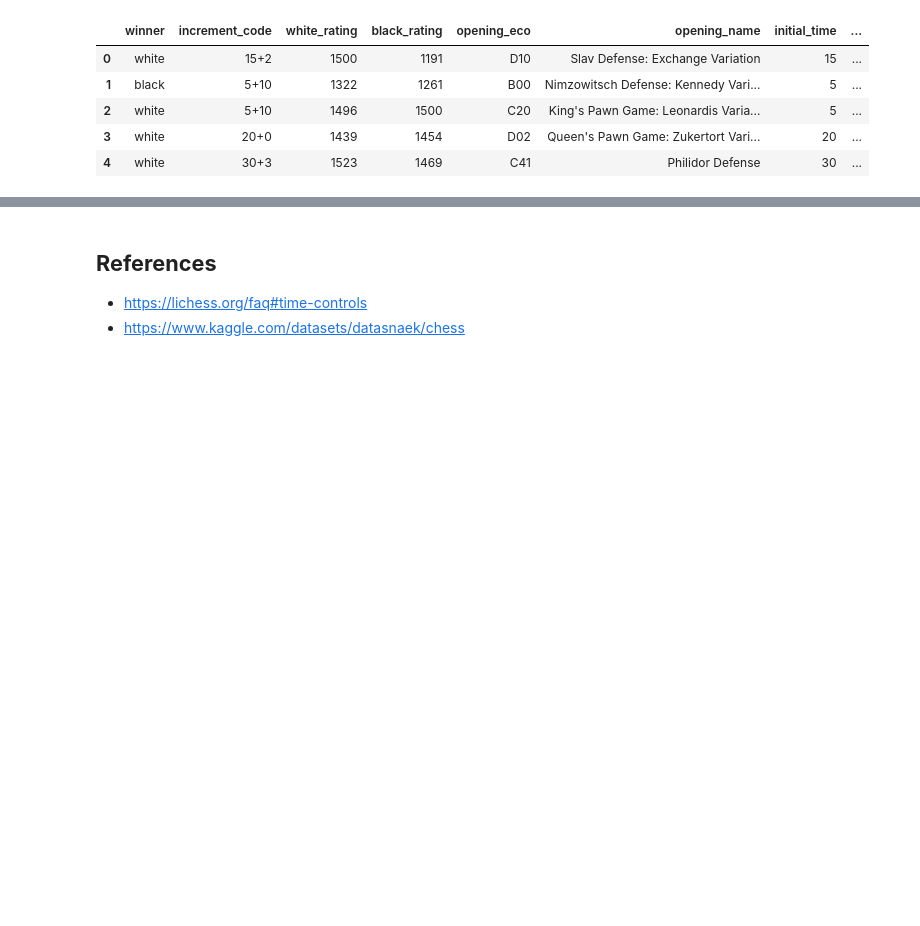
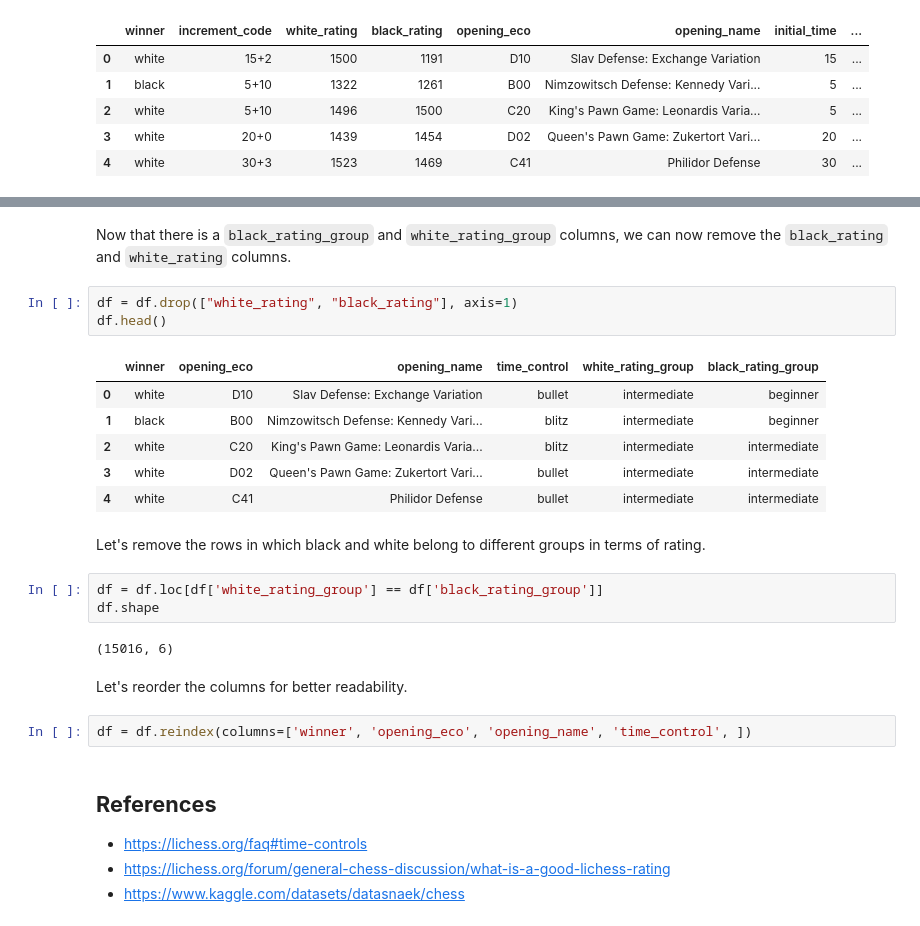
Before and after one commit to HappyPetDog/chess-opening-repertoire, a Jupyter notebook: chess-opening.ipynb, the cells around one changed output, grey strips where cells are left out. Saved outputs shown, nothing was run; the diff lists cells and outputs as text; blank space fills up the shorter version.

```diff
--- a/chess-opening.ipynb
+++ b/chess-opening.ipynb
@@ -125,4 +171,28 @@ df.head()
+# %% [markdown]
+Now that there is a `black_rating_group` and `white_rating_group` columns, we can now remove the `black_rating` and `white_rating` columns.
+# %%
+df = df.drop(["white_rating", "black_rating"], axis=1)
+df.head()
+# %% [output]
+|  | winner | opening_eco | opening_name | time_control | white_rating_group | black_rating_group |
+| 0 | white | D10 | Slav Defense: Exchange Variation | bullet | intermediate | beginner |
+| 1 | black | B00 | Nimzowitsch Defense: Kennedy Vari... | blitz | intermediate | beginner |
+| 2 | white | C20 | King's Pawn Game: Leonardis Varia... | blitz | intermediate | intermediate |
+| 3 | white | D02 | Queen's Pawn Game: Zukertort Vari... | bullet | intermediate | intermediate |
+| 4 | white | C41 | Philidor Defense | bullet | intermediate | intermediate |
+# %% [markdown]
+Let's remove the rows in which black and white belong to different groups in terms of rating.
+# %%
+df = df.loc[df['white_rating_group'] == df['black_rating_group']]
+df.shape
+# %% [output]
+(15016, 6)
+# %% [markdown]
+Let's reorder the columns for better readability.
+# %%
+df = df.reindex(columns=['winner', 'opening_eco', 'opening_name', 'time_control', ])
 # %% [markdown]
 ## **References**
 * https://lichess.org/faq#time-controls
+* https://lichess.org/forum/general-chess-discussion/what-is-a-good-lichess-rating
 * https://www.kaggle.com/datasets/datasnaek/chess
```
Also changed, not shown: parts of 7 cells of this notebook.
